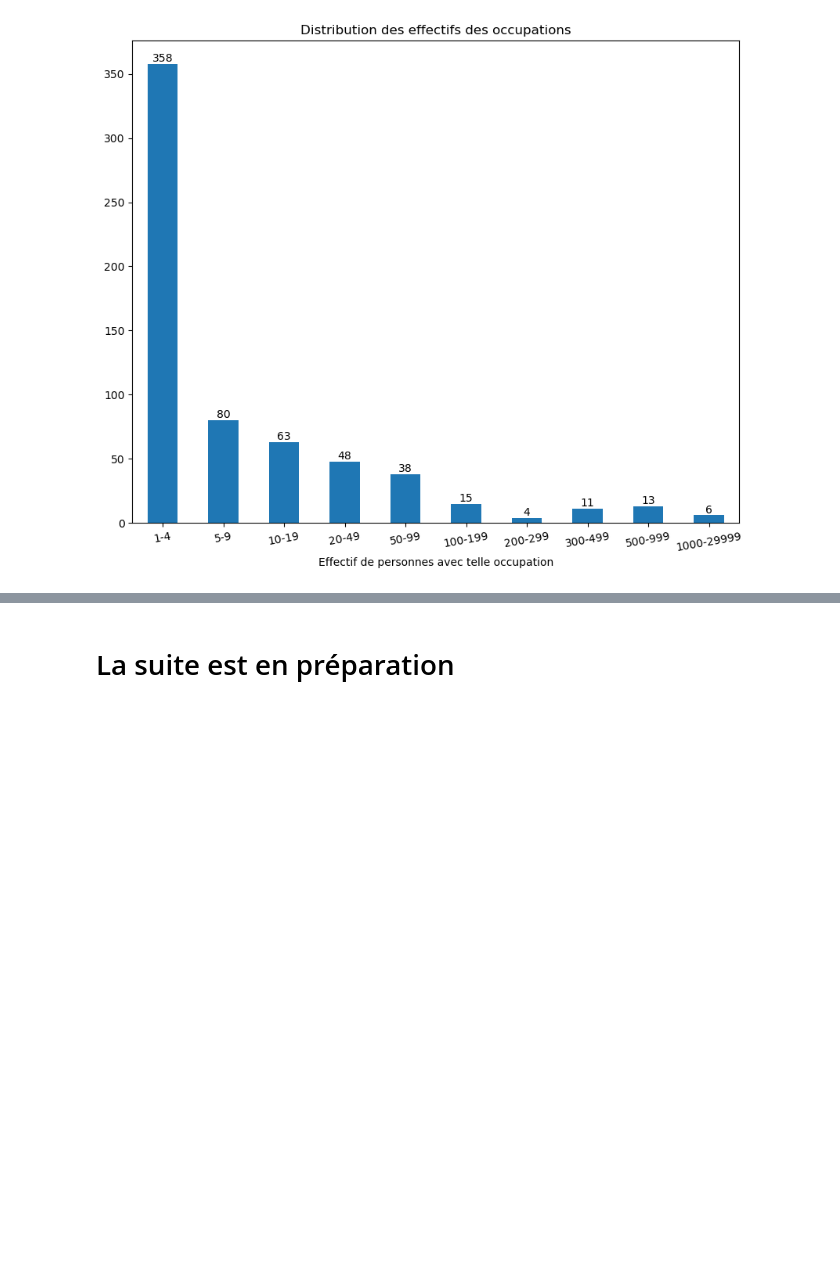
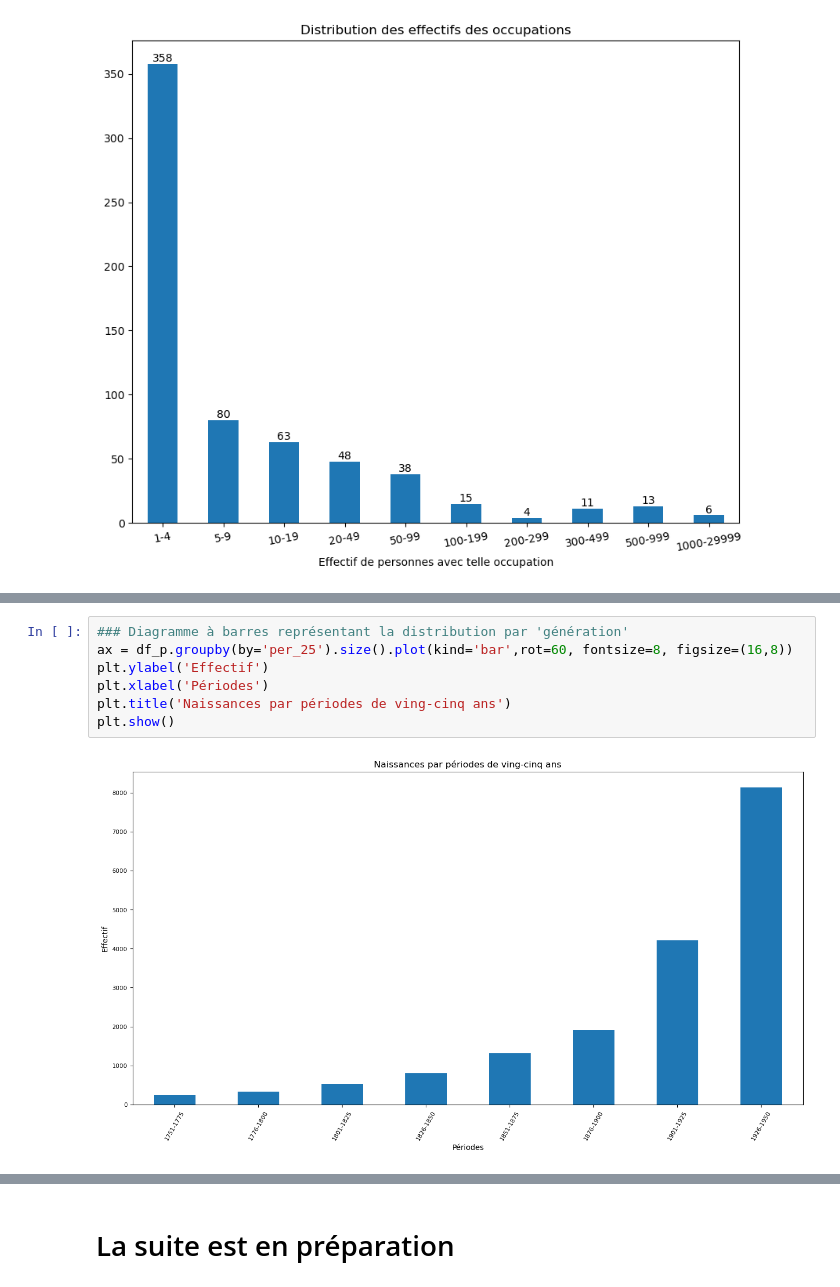
Before and after one commit to Chiodo53/astronomers, a Jupyter notebook: notebooks_jupyter/wikidata_exploration/wdt_occupations_fields_triplestore_exploration.ipynb, the cells around one changed output, grey strips where cells are left out. Saved outputs shown, nothing was run; the diff lists cells and outputs as text; blank space fills up the shorter version.

```diff
--- a/notebooks_jupyter/wikidata_exploration/wdt_occupations_fields_triplestore_exploration.ipynb
+++ b/notebooks_jupyter/wikidata_exploration/wdt_occupations_fields_triplestore_exploration.ipynb
@@ -458,0 +563,9 @@ plt.show()
+# %%
+### Diagramme à barres représentant la distribution par 'génération'
+ax = df_p.groupby(by='per_25').size().plot(kind='bar',rot=60, fontsize=8, figsize=(16,8))
+plt.ylabel('Effectif')
+plt.xlabel('Périodes')
+plt.title('Naissances par périodes de ving-cinq ans')
+plt.show()
+# %% [output]
+[figure, added]
```
Also changed, not shown: parts of 10 cells of this notebook, 7 other files.
